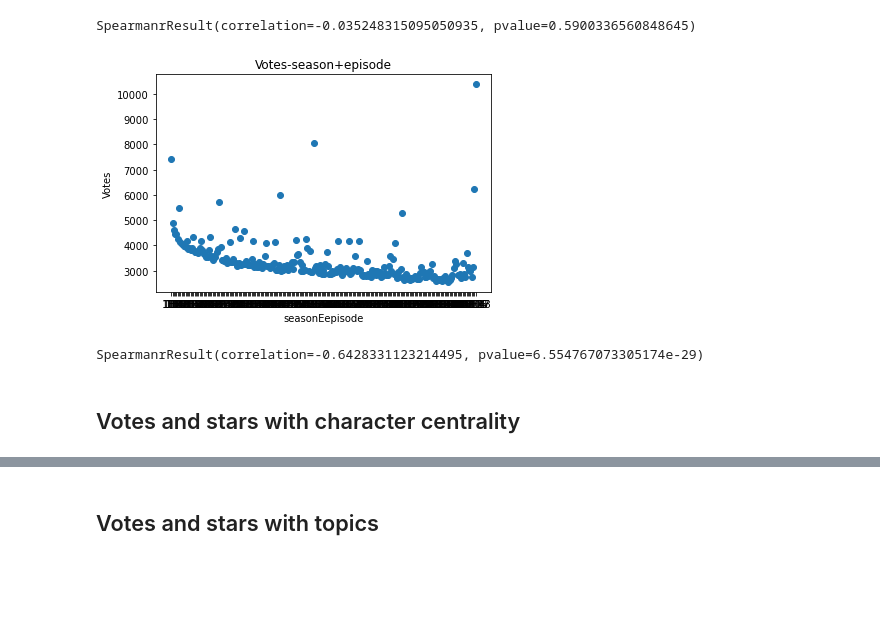
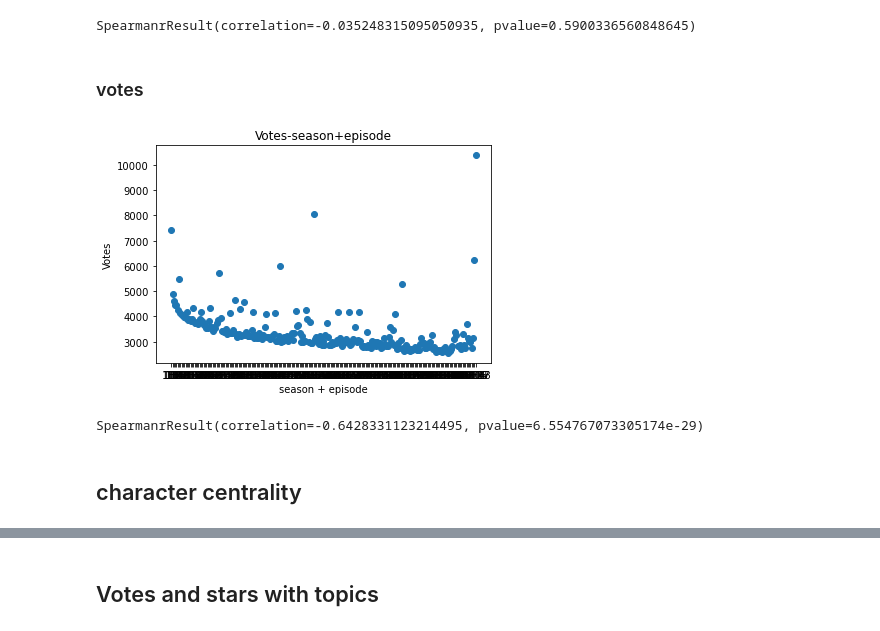
Before and after one commit to MarijkeBeersmans/CLS-project, a Jupyter notebook: Correlation.ipynb, the cells around one changed output, grey strips where cells are left out. Saved outputs shown, nothing was run; the diff lists cells and outputs as text; code cells hidden in the pictures; blank space fills up the shorter version.

```diff
--- a/Correlation.ipynb
+++ b/Correlation.ipynb
@@ -74,31 +76,33 @@ from scipy.stats import spearmanr
 spearmanr(seasonep, stars)
 # %% [output]
 SpearmanrResult(correlation=-0.035248315095050935, pvalue=0.5900336560848645)
+# %% [markdown]
+### votes
 # %%
-import matplotlib.pyplot as plot
+import matplotlib.pyplot as plt
 
 import numpy as np
 
 
 books['seasonep'] = [f'{season}E{episode}' for season, episode in zip(books['Season'], books['Episode Number'])]
 
 # Hypothetical equity returns
 
 Votes = books['Votes']
 seasonep = books['seasonep']
 
 
 
-# Draw the scatter plot
+# Draw the scatter plt
 
-plot.scatter(seasonep, Votes)
-plot.title('Votes-season+episode')
-plot.xlabel('seasonEepisode')
-plot.ylabel('Votes')
+plt.scatter(seasonep, Votes)
+plt.title('Votes-season+episode')
+plt.xlabel('season + episode')
+plt.ylabel('Votes')
 
-plot.show()
+plt.show()
 # %% [output]
-[figure, old version]
+[figure, new version]
 # %%
 from scipy.stats import spearmanr
 
@@ -106,7 +110,7 @@ spearmanr(seasonep, Votes)
 # %% [output]
 SpearmanrResult(correlation=-0.6428331123214495, pvalue=6.554767073305174e-29)
 # %% [markdown]
-## Votes and stars with character centrality
+## character centrality
 # %%
 chars = ['Monica', 'Joey', 'Chandler', 'Phoebe',
        'Ross', 'Rachel', 'Carol', 'Susan', 'Janice', 'Mike', 'Gunther', 'Ben',
```
Also changed, not shown: parts of 30 cells of this notebook, 2 other files.
